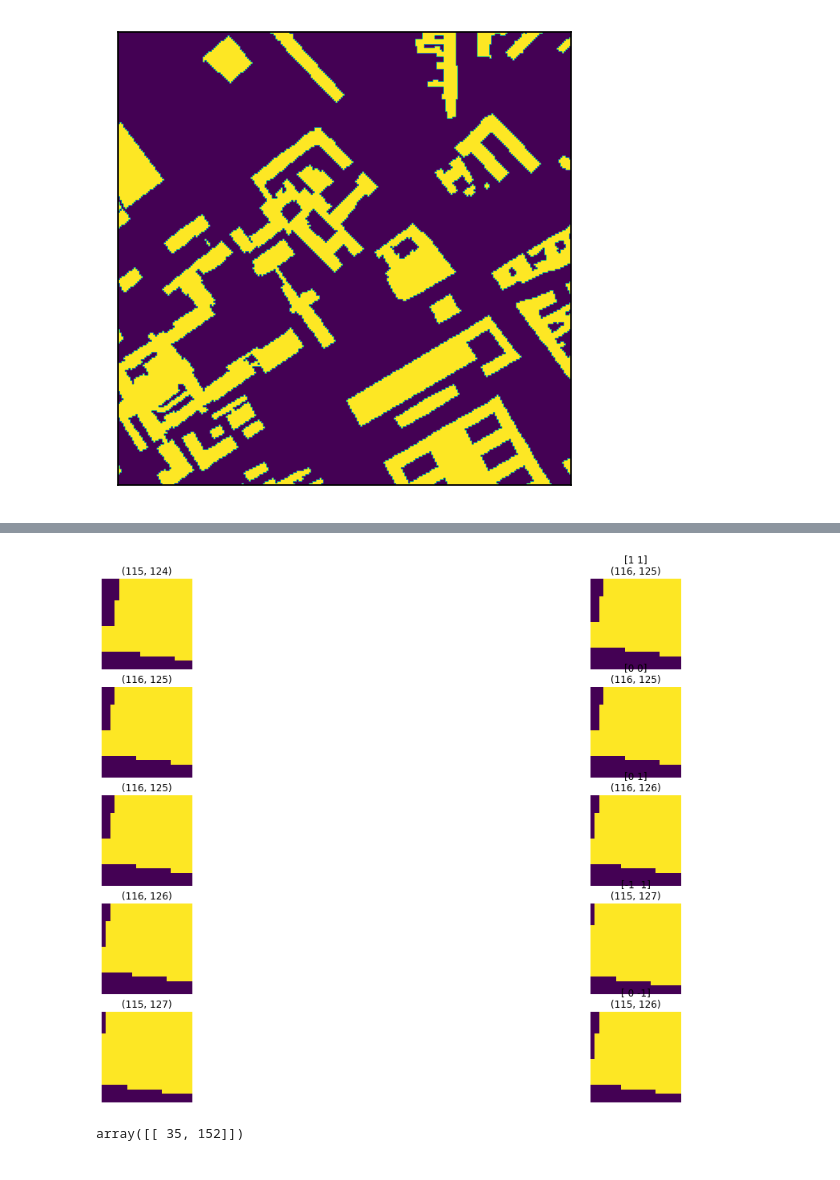
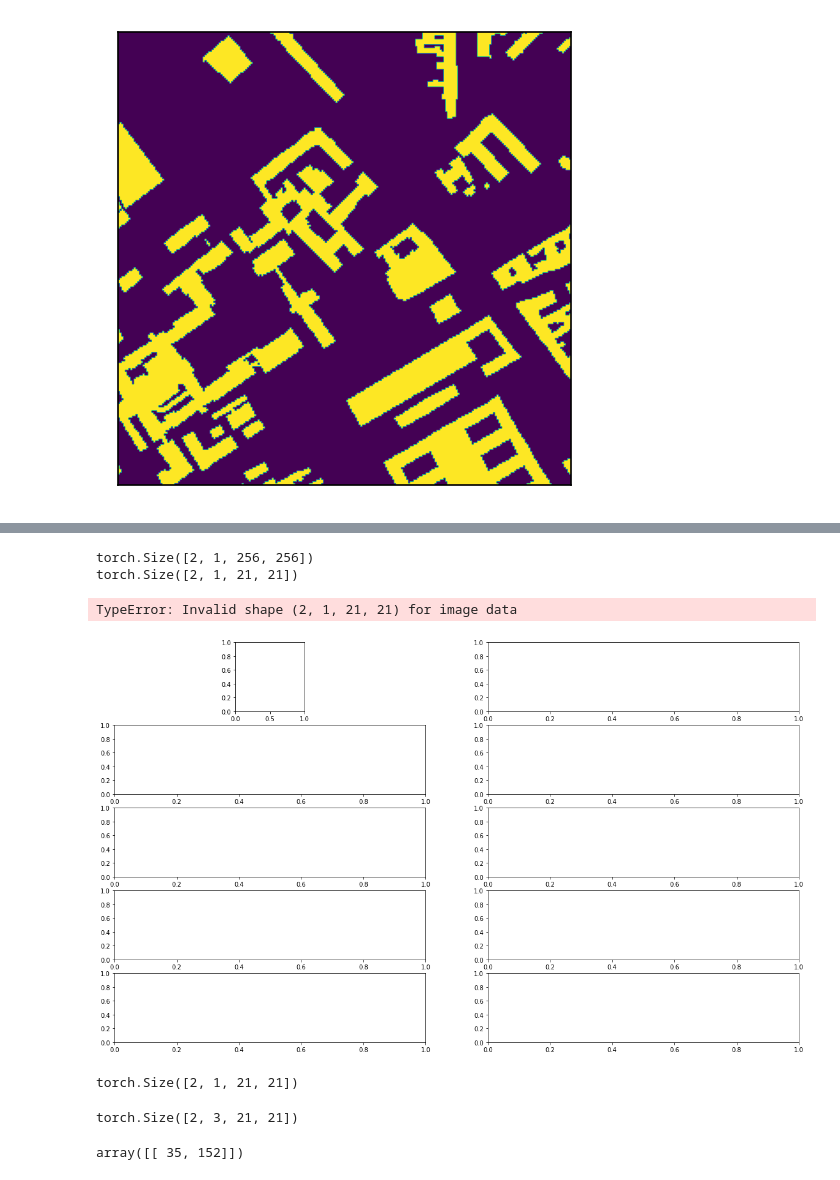
Before and after one commit to ZhekaHauska/hp_mcts_dl, a Jupyter notebook: demo/data.ipynb, the cells around one changed output, grey strips where cells are left out. Drawn from its saved outputs; the diff is of its cells as text; code cells hidden in the pictures.

```diff
--- a/demo/data.ipynb
+++ b/demo/data.ipynb
@@ -135,36 +135,39 @@ class City(Dataset):
         return ToTensor()(image_map)
 # %%
 city_ds = City(map_root="../data")
-city_dl = DataLoader(dataset=city_ds, batch_size=1, shuffle=True)
+city_dl = DataLoader(dataset=city_ds, batch_size=2, shuffle=True)
 # %%
 num_steps = 5
 fig, axes = plt.subplots(num_steps, 2, figsize=(20, 12))
 
 offset = 10
 
 current = np.random.randint(256, size=(1, 2))[0]
 actions = np.random.randint(-1, 2, size=(num_steps, 2))
 
 for image_map in city_dl:
     for i, action in enumerate(actions):
         y, x = current
-        source_window = image_map[0, 0, (y-offset):(y+offset+1), (x-offset):(x+offset+1)]
+        print(image_map.shape)
+        source_window = image_map[:, :, (y-offset):(y+offset+1), (x-offset):(x+offset+1)]
+
+        print(source_window.shape)
         axes[i][0].imshow(source_window)
         axes[i][0].set_title(f"{y, x}")
         axes[i][0].axis('off')
 
         y += action[0]
         x += action[1]
         target_window = image_map[0, 0, (y-offset):(y+offset+1), (x-offset):(x+offset+1)]
 
 
-
-
-
         axes[i][1].imshow(target_window)
         axes[i][1].set_title(f"{action}\n{y, x}")
         axes[i][1].axis('off')
 
         current = (y, x)
 # %% [output]
+torch.Size([2, 1, 256, 256])
+torch.Size([2, 1, 21, 21])
+TypeError: Invalid shape (2, 1, 21, 21) for image data
-[figure, old version]
+[figure, new version]
@@ -171,3 +180,12 @@ for image_map in city_dl:
+# %%
+action_y.shape
+# %% [output]
+torch.Size([2, 1, 21, 21])
+# %%
+out = torch.cat((source_window, action_y, action_x), dim=1)
+out.shape
+# %% [output]
+torch.Size([2, 3, 21, 21])
 # %%
 def draw_next_window(image_map, current, offset=10):
 
```
Also changed, not shown: parts of 4 cells of this notebook, 1 other file.
